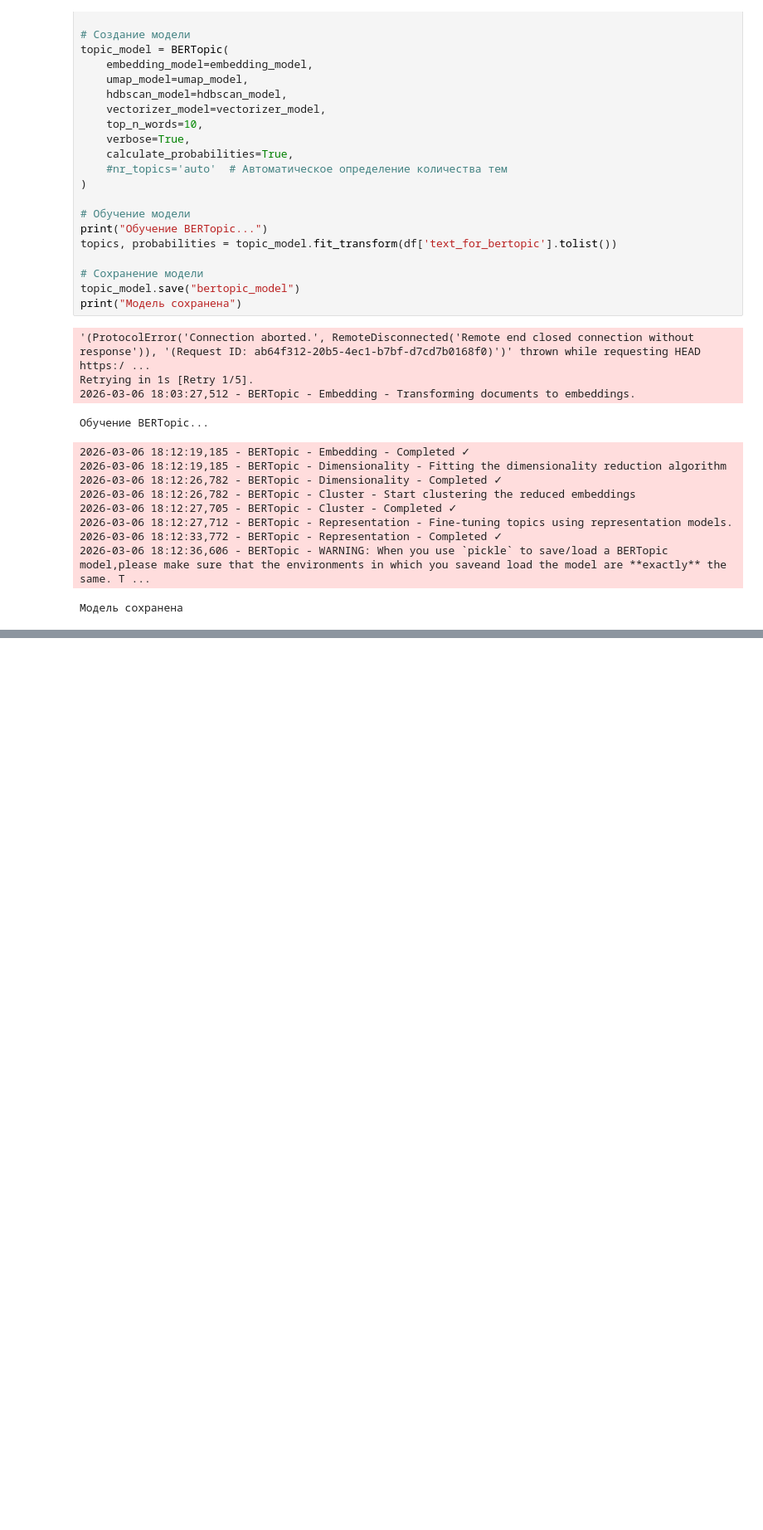
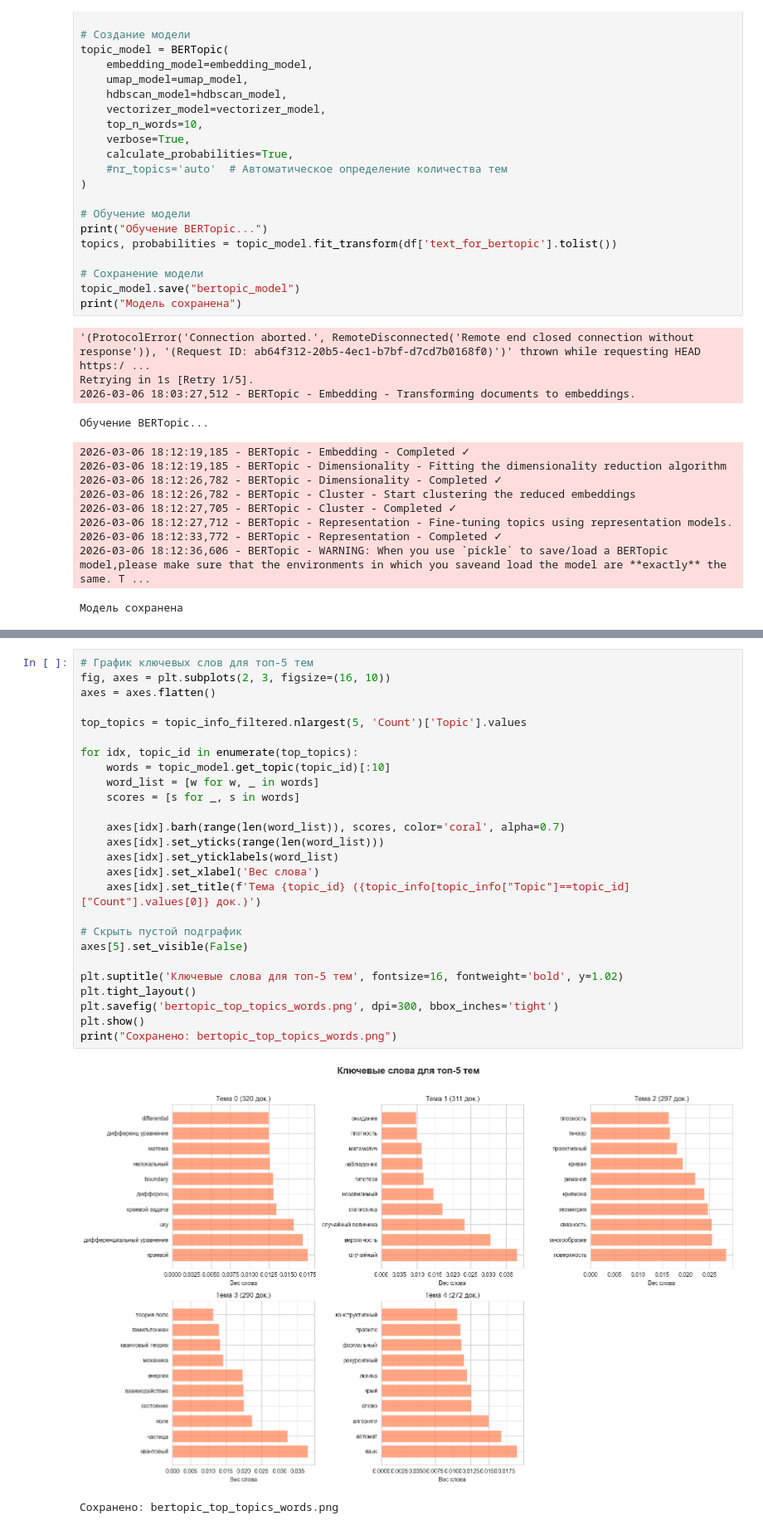
Before and after one commit to AnastasiyaMartynova/graduation_thesis, a Jupyter notebook: main.ipynb, the cells around one changed output, grey strips where cells are left out. Shown at 83% size. Saved outputs shown, nothing was run; the diff lists cells and outputs as text; blank space fills up the shorter version.

```diff
--- a/main.ipynb
+++ b/main.ipynb
@@ -1052,0 +1187,29 @@ Retrying in 1s [Retry 1/5].
+# %%
+# График ключевых слов для топ-5 тем
+fig, axes = plt.subplots(2, 3, figsize=(16, 10))
+axes = axes.flatten()
+
+top_topics = topic_info_filtered.nlargest(5, 'Count')['Topic'].values
+
+for idx, topic_id in enumerate(top_topics):
+    words = topic_model.get_topic(topic_id)[:10]
+    word_list = [w for w, _ in words]
+    scores = [s for _, s in words]
+
+    axes[idx].barh(range(len(word_list)), scores, color='coral', alpha=0.7)
+    axes[idx].set_yticks(range(len(word_list)))
+    axes[idx].set_yticklabels(word_list)
+    axes[idx].set_xlabel('Вес слова')
+    axes[idx].set_title(f'Тема {topic_id} ({topic_info[topic_info["Topic"]==topic_id]["Count"].values[0]} док.)')
+
+# Скрыть пустой подграфик
+axes[5].set_visible(False)
+
+plt.suptitle('Ключевые слова для топ-5 тем', fontsize=16, fontweight='bold', y=1.02)
+plt.tight_layout()
+plt.savefig('bertopic_top_topics_words.png', dpi=300, bbox_inches='tight')
+plt.show()
+print("Сохранено: bertopic_top_topics_words.png")
+# %% [output]
+[figure, added]
+Сохранено: bertopic_top_topics_words.png
```
Also changed, not shown: parts of 8 cells of this notebook, 1 other file.
